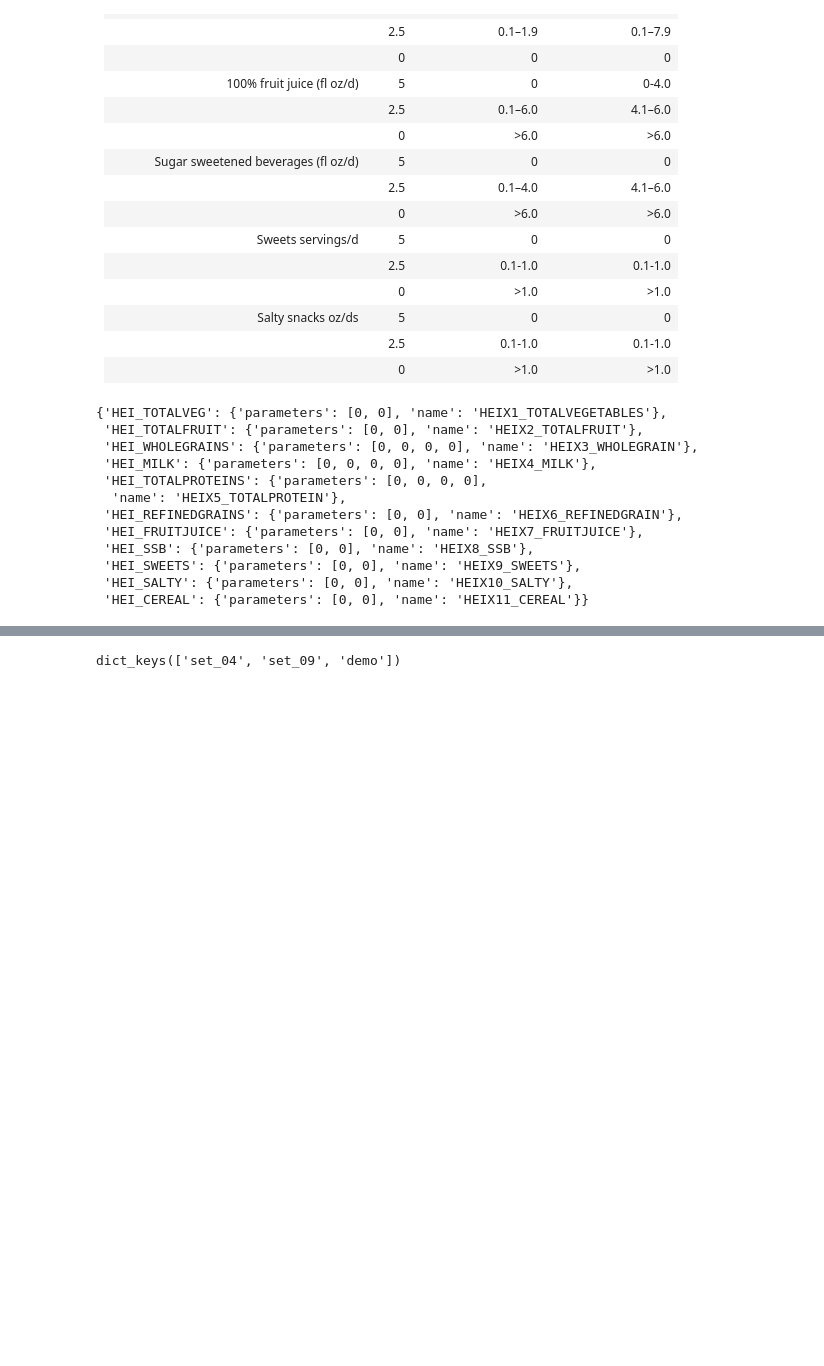
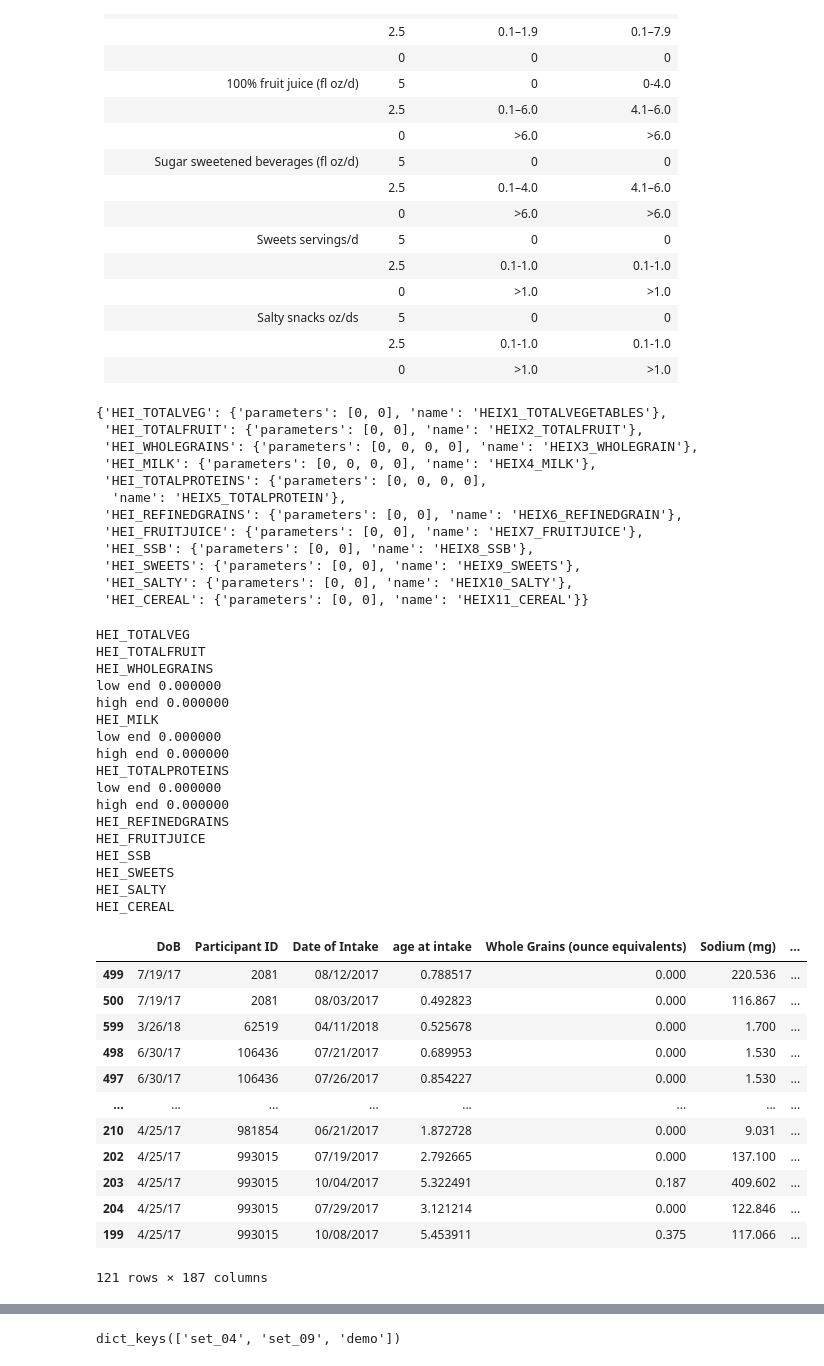
Before and after one commit to niblunc/BCP, a Jupyter notebook: HEI/DQI/Child check.ipynb, the cells around one changed output, grey strips where cells are left out. Cells and saved outputs as stored; diff of their text form; code cells hidden in the pictures; blank space fills up the shorter version.

```diff
--- a/HEI/DQI/Child check.ipynb
+++ b/HEI/DQI/Child check.ipynb
@@ -724,16 +724,16 @@ def HEI_components(dictio, df):
     for key, value in dictio.items():
         print(key)
         if key in ['HEI_TOTALVEG','HEI_TOTALFRUIT']:
-            df.loc[(df[key] >= value['parameters'][0] )& (df[key] <= value['parameters'][1]), value['name']] = 2.5
-            df.loc[(df[key] > value['parameters'][1]), value['name']] = 5
+            df.loc[(df[key] > value['parameters'][0] )& (df[key] <= value['parameters'][1]), value['name']] = 2.5
+            df.loc[(df[key] >= value['parameters'][1]), value['name']] = 5
             df.loc[(df[key] < value['parameters'][0]), value['name']] = 0
         if key in ['HEI_FRUITJUICE','HEI_SSB','HEI_SWEETS','HEI_SALTY']:
-            df.loc[(df[key] >= value['parameters'][0] )& (df[key] <= value['parameters'][1]), value['name']] = 2.5
-            df.loc[(df[key] > value['parameters'][1]), value['name']] = 0
+            df.loc[(df[key] > value['parameters'][0] )& (df[key] <= value['parameters'][1]), value['name']] = 2.5
+            df.loc[(df[key] >= value['parameters'][1]), value['name']] = 0
             df.loc[(df[key] < value['parameters'][0]), value['name']] = 5
         if key in ['HEI_REFINEDGRAINS']:
-            df.loc[(df[key] >= value['parameters'][0] )& (df[key] <= value['parameters'][1]), value['name']] = 1.25
-            df.loc[(df[key] > value['parameters'][1]), value['name']] = 0
+            df.loc[(df[key] > value['parameters'][0] )& (df[key] <= value['parameters'][1]), value['name']] = 1.25
+            df.loc[(df[key] >= value['parameters'][1]), value['name']] = 0
             df.loc[(df[key] < value['parameters'][0]), value['name']] = 2.5
         if key in ['HEI_WHOLEGRAINS','HEI_MILK']:
             print('low end %f'%value['parameters'][2])
@@ -749,10 +749,42 @@ def HEI_components(dictio, df):
             df.loc[(df[key] > value['parameters'][3]) | (df[key] <= value['parameters'][2]) , value['name']] = 0
             df.loc[(df[key] > value['parameters'][2]) & (df[key] < value['parameters'][0]), value['name']] = 2.5
             df.loc[(df[key] > value['parameters'][1]) & (df[key] < value['parameters'][3]), value['name']] = 2.5
-        return(df)
-
-# df[ped_dict['young']['HEI_TOTALVEG']]=
-# df['HEI_TOTALVEG']
+    return(df)
+# %%
+x = df.loc[df['age at intake'] <= 6]
+# %%
+HEI_components(ped_dict['infant'],x)
+# %% [output]
+HEI_TOTALVEG
+HEI_TOTALFRUIT
+HEI_WHOLEGRAINS
+low end 0.000000
+high end 0.000000
+HEI_MILK
+low end 0.000000
+high end 0.000000
+HEI_TOTALPROTEINS
+low end 0.000000
+high end 0.000000
+HEI_REFINEDGRAINS
+HEI_FRUITJUICE
+HEI_SSB
+HEI_SWEETS
+HEI_SALTY
+HEI_CEREAL
+|  | DoB | Participant ID | Date of Intake | age at intake | Whole Grains (ounce equivalents) | Sodium (mg) | ... |
+| 499 | 7/19/17 | 2081 | 08/12/2017 | 0.788517 | 0.000 | 220.536 | ... |
+| 500 | 7/19/17 | 2081 | 08/03/2017 | 0.492823 | 0.000 | 116.867 | ... |
+| 599 | 3/26/18 | 62519 | 04/11/2018 | 0.525678 | 0.000 | 1.700 | ... |
+| 498 | 6/30/17 | 106436 | 07/21/2017 | 0.689953 | 0.000 | 1.530 | ... |
+| 497 | 6/30/17 | 106436 | 07/26/2017 | 0.854227 | 0.000 | 1.530 | ... |
+| ... | ... | ... | ... | ... | ... | ... | ... |
+| 210 | 4/25/17 | 981854 | 06/21/2017 | 1.872728 | 0.000 | 9.031 | ... |
+| 202 | 4/25/17 | 993015 | 07/19/2017 | 2.792665 | 0.000 | 137.100 | ... |
+| 203 | 4/25/17 | 993015 | 10/04/2017 | 5.322491 | 0.187 | 409.602 | ... |
+| 204 | 4/25/17 | 993015 | 07/29/2017 | 3.121214 | 0.000 | 122.846 | ... |
+| 199 | 4/25/17 | 993015 | 10/08/2017 | 5.453911 | 0.375 | 117.066 | ... |
+121 rows × 187 columns
 # %%
 calc_dict={
     'infant':HEI_components(ped_dict['infant'],df.loc[df['age at intake'] <= 6]),
```
Also changed, not shown: parts of 11 cells of this notebook, 3 other files.
